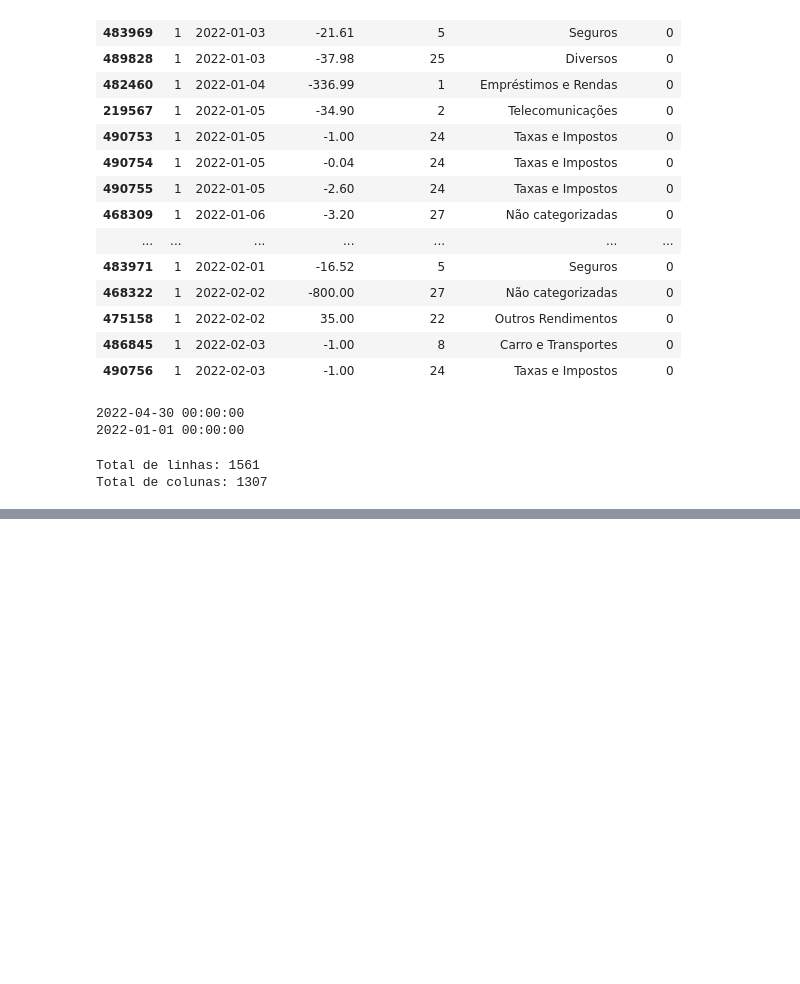
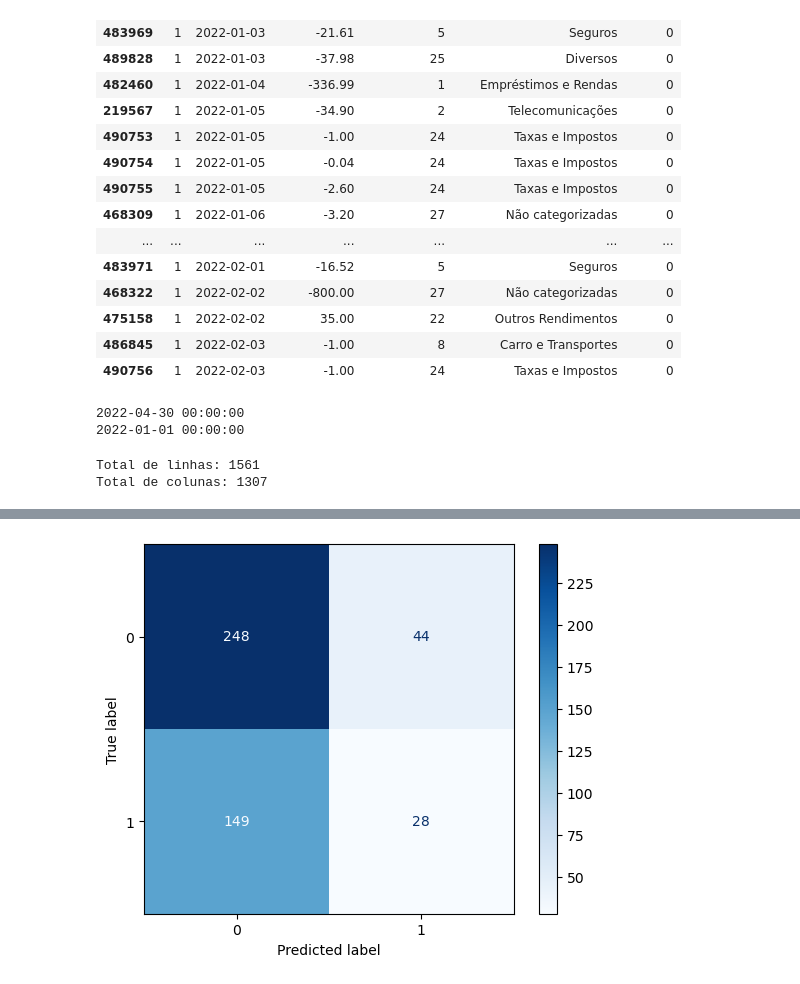
Before and after one commit to ruilancadossantos220898/AI, a Jupyter notebook: Millennium_bcp_Make_IT_Datathon/main_churn.ipynb, the cells around one changed output, grey strips where cells are left out. Cells and saved outputs as stored; diff of their text form; code cells hidden in the pictures; blank space fills up the shorter version.

```diff
--- a/Millennium_bcp_Make_IT_Datathon/main_churn.ipynb
+++ b/Millennium_bcp_Make_IT_Datathon/main_churn.ipynb
@@ -604,14 +664,24 @@ y_pred = model.predict(X_test)
 # Converter para previsões binárias com um limiar de 0.5
 y_pred_binary = (y_pred > 0.5).astype(int)
 
-# Calcular a acurácia com as previsões binárias
+# Calcular a accuracy com as previsões binárias
 accuracy = accuracy_score(y_test, y_pred_binary)
 roc_auc = roc_auc_score(y_test, y_pred_binary)
 
-print(f"Acurácia: {accuracy:.2%}")
+print(f"accuracy: {accuracy:.2%}")
 print("ROC AUC:", roc_auc)
 
 # Exibir relatório detalhado
 print("Relatório de Classificação:\n", classification_report(y_test, y_pred_binary))
+
+# Gerar a matriz de confusão
+cm = confusion_matrix(y_test, y_pred_binary)
+
+# Exibir a matriz de confusão de forma visual
+disp = ConfusionMatrixDisplay(confusion_matrix=cm, display_labels=[0, 1])
+disp.plot(cmap="Blues")
+
+print("Matriz de Confusão:")
+print(cm)
 # %% [output]
 Epoch 1/50
@@ -633,0 +704 @@ weighted avg       0.54      0.60      0.52       469
+[figure, added]
```
Also changed, not shown: parts of 6 cells of this notebook.
